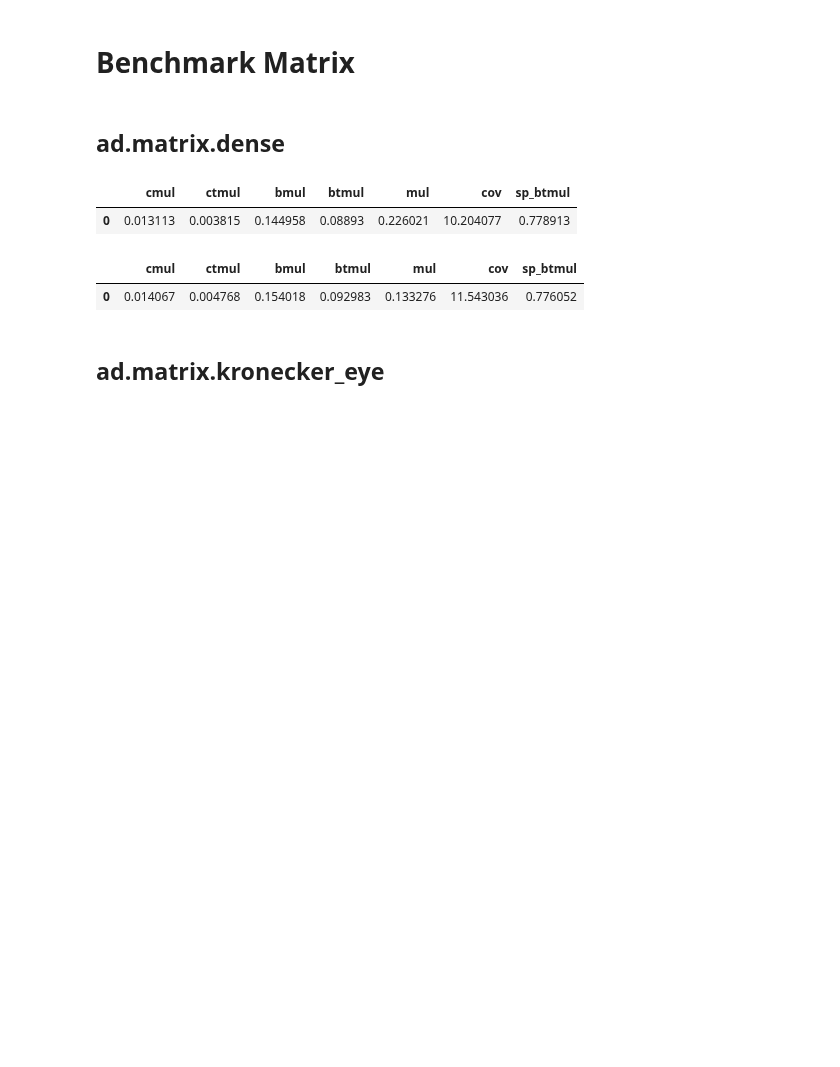
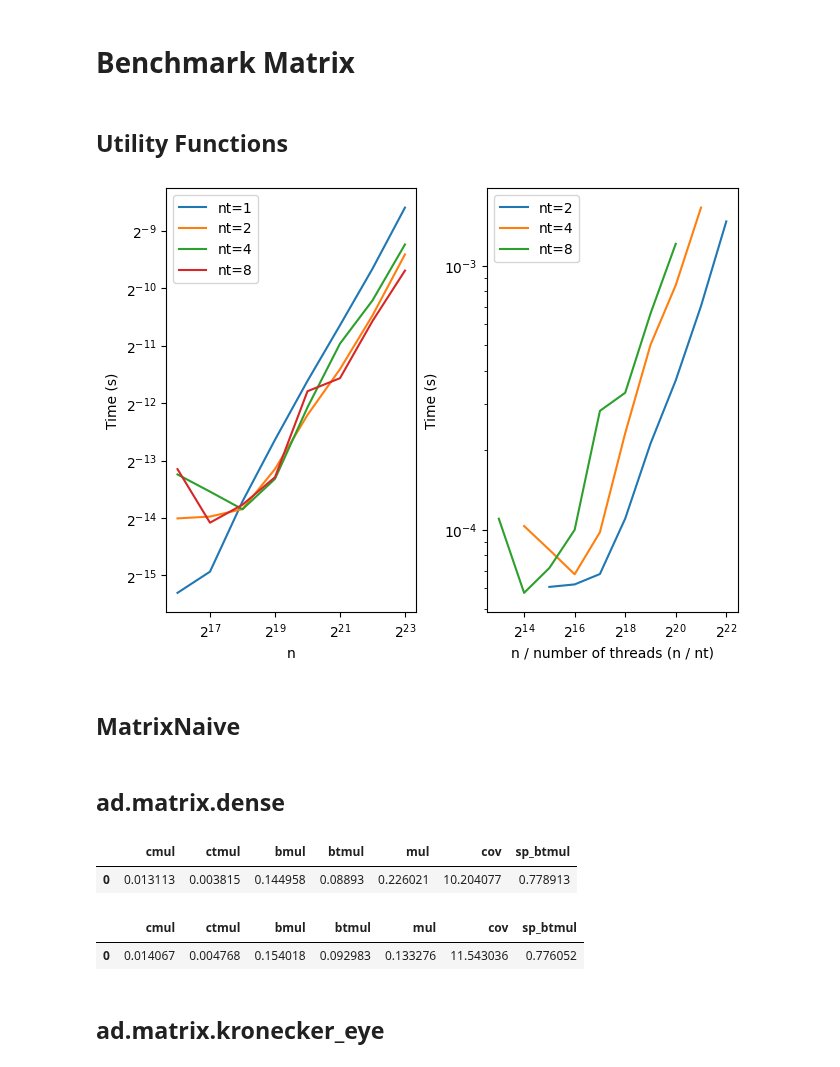
Before and after one commit to JamesYang007/adelie, a Jupyter notebook: benchmark/bench_matrix.ipynb, the cells around one changed output. Drawn from its saved outputs; the diff is of its cells as text; code cells hidden in the pictures; blank space fills up the shorter version.

Commit message:
Add benchmark on dvaddi

```diff
--- a/benchmark/bench_matrix.ipynb
+++ b/benchmark/bench_matrix.ipynb
@@ -10,3 +15,14 @@ from time import time
+# %% [markdown]
+## Utility Functions
+# %%
+_ = bm.bench_dvaddi(
+    n_list=2 ** np.arange(16, 24),
+    n_sims=100,
+)
+# %% [output]
+[figure, added]
+# %% [markdown]
+## MatrixNaive
 # %%
 def bench_naive(X, q=8, L=10):
     n, p = X.rows(), X.cols()
```
Also changed, not shown: parts of 2 cells of this notebook, 5 other files.
